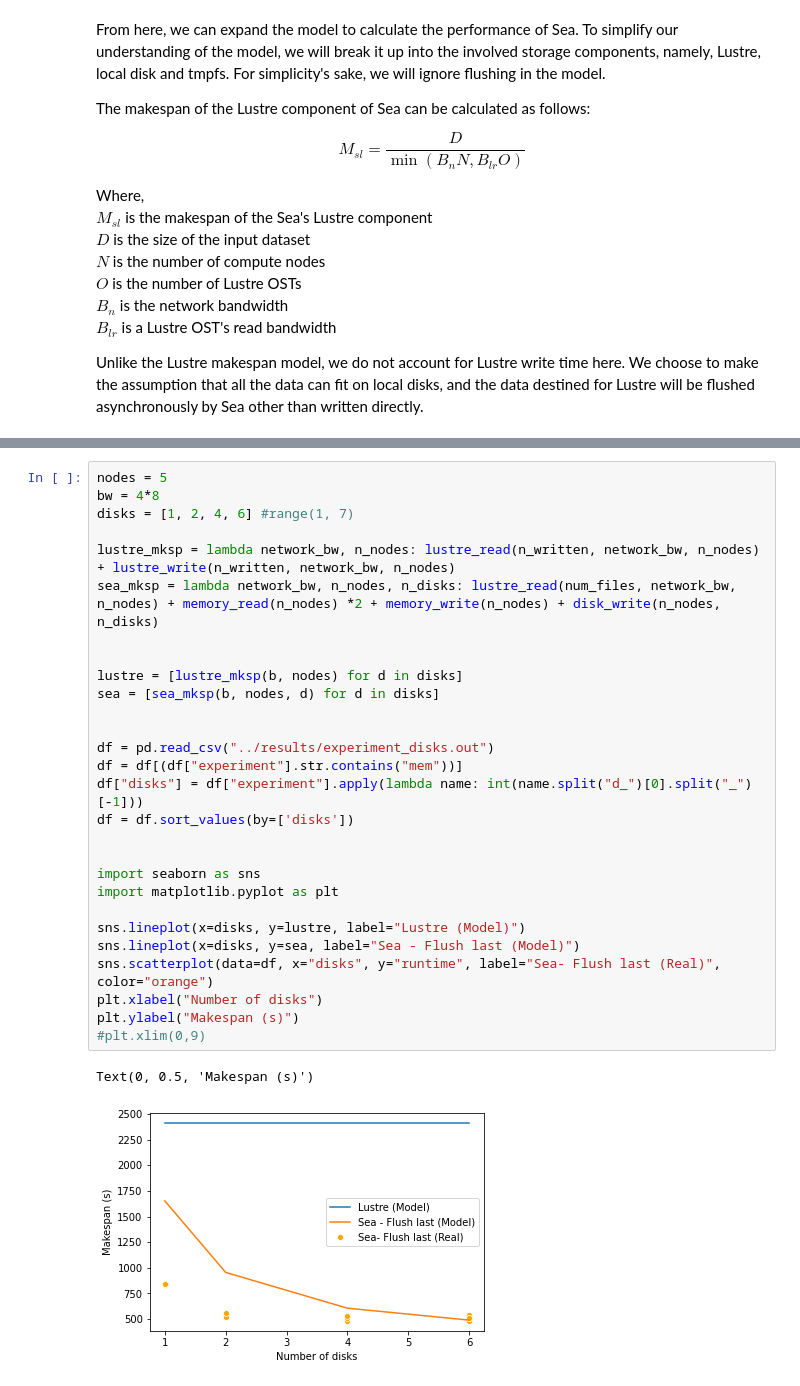
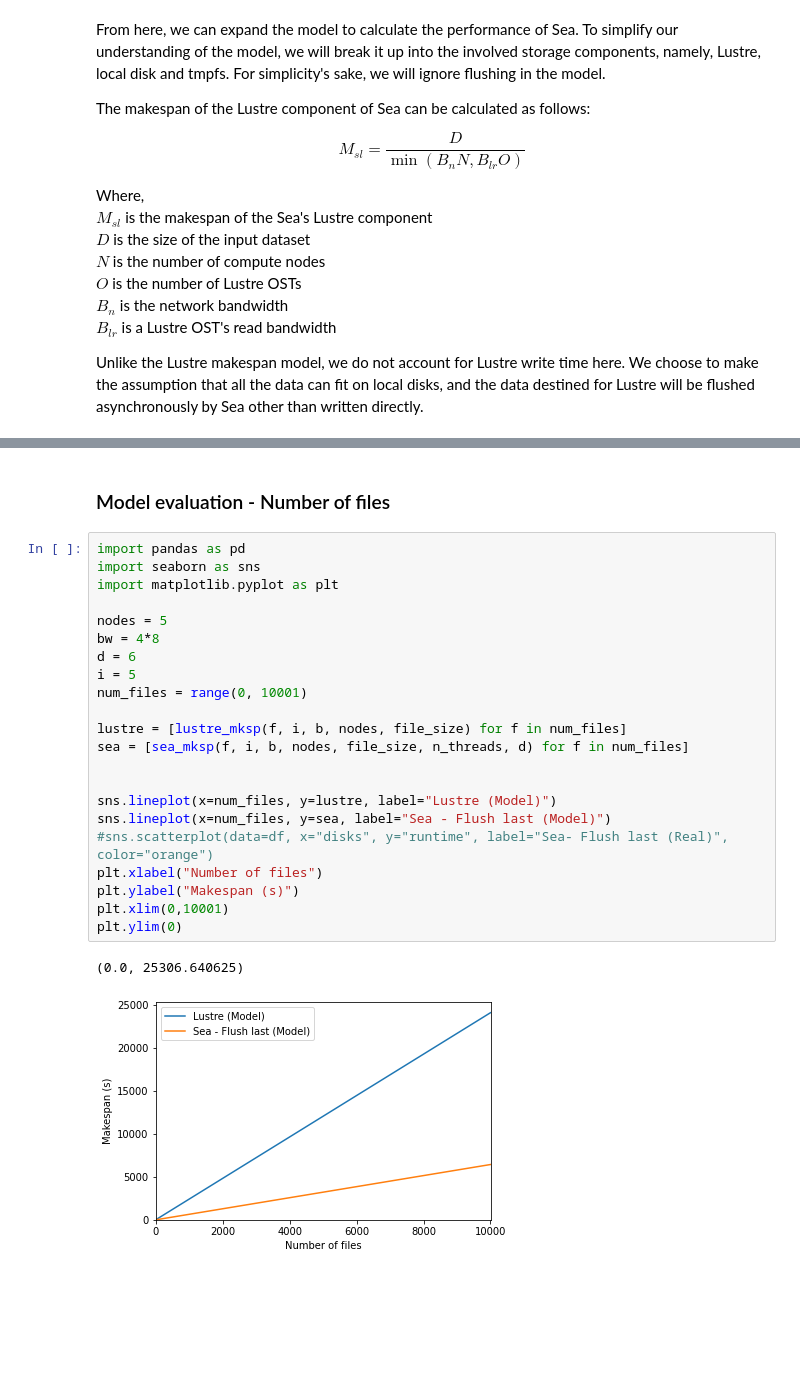
Before and after one commit to big-data-lab-team/Sea, a Jupyter notebook: experiments/incrementation/notebook/performance_model.ipynb, the cells around one changed output, grey strips where cells are left out. Drawn from its saved outputs; the diff is of its cells as text; blank space fills up the shorter version.

```diff
--- a/experiments/incrementation/notebook/performance_model.ipynb
+++ b/experiments/incrementation/notebook/performance_model.ipynb
@@ -193,31 +301,27 @@ Text(0, 0.5, 'Makespan (s)')
-# %%
-nodes = 5
-bw = 4*8
-disks = [1, 2, 4, 6] #range(1, 7)
-
-lustre_mksp = lambda network_bw, n_nodes: lustre_read(n_written, network_bw, n_nodes) + lustre_write(n_written, network_bw, n_nodes)
-sea_mksp = lambda network_bw, n_nodes, n_disks: lustre_read(num_files, network_bw, n_nodes) + memory_read(n_nodes) *2 + memory_write(n_nodes) + disk_write(n_nodes, n_disks)
-
-
-lustre = [lustre_mksp(b, nodes) for d in disks]
-sea = [sea_mksp(b, nodes, d) for d in disks]
-
-
-df = pd.read_csv("../results/experiment_disks.out")
-df = df[(df["experiment"].str.contains("mem"))]
-df["disks"] = df["experiment"].apply(lambda name: int(name.split("d_")[0].split("_")[-1]))
-df = df.sort_values(by=['disks'])
-
-
-import seaborn as sns
-import matplotlib.pyplot as plt
-
-sns.lineplot(x=disks, y=lustre, label="Lustre (Model)")
-sns.lineplot(x=disks, y=sea, label="Sea - Flush last (Model)")
-sns.scatterplot(data=df, x="disks", y="runtime", label="Sea- Flush last (Real)", color="orange")
-plt.xlabel("Number of disks")
-plt.ylabel("Makespan (s)")
-#plt.xlim(0,9)
-# %% [output]
-Text(0, 0.5, 'Makespan (s)')
-[figure, removed]
+# %% [markdown]
+### Model evaluation - Number of files
+# %%
+import pandas as pd
+import seaborn as sns
+import matplotlib.pyplot as plt
+
+nodes = 5
+bw = 4*8
+d = 6
+i = 5
+num_files = range(0, 10001)
+
+lustre = [lustre_mksp(f, i, b, nodes, file_size) for f in num_files]
+sea = [sea_mksp(f, i, b, nodes, file_size, n_threads, d) for f in num_files]
+
+
+sns.lineplot(x=num_files, y=lustre, label="Lustre (Model)")
+sns.lineplot(x=num_files, y=sea, label="Sea - Flush last (Model)")
+#sns.scatterplot(data=df, x="disks", y="runtime", label="Sea- Flush last (Real)", color="orange")
+plt.xlabel("Number of files")
+plt.ylabel("Makespan (s)")
+plt.xlim(0,10001)
+plt.ylim(0)
+# %% [output]
+(0.0, 25306.640625)
+[figure, added]
```
Also changed, not shown: parts of 17 cells of this notebook.
